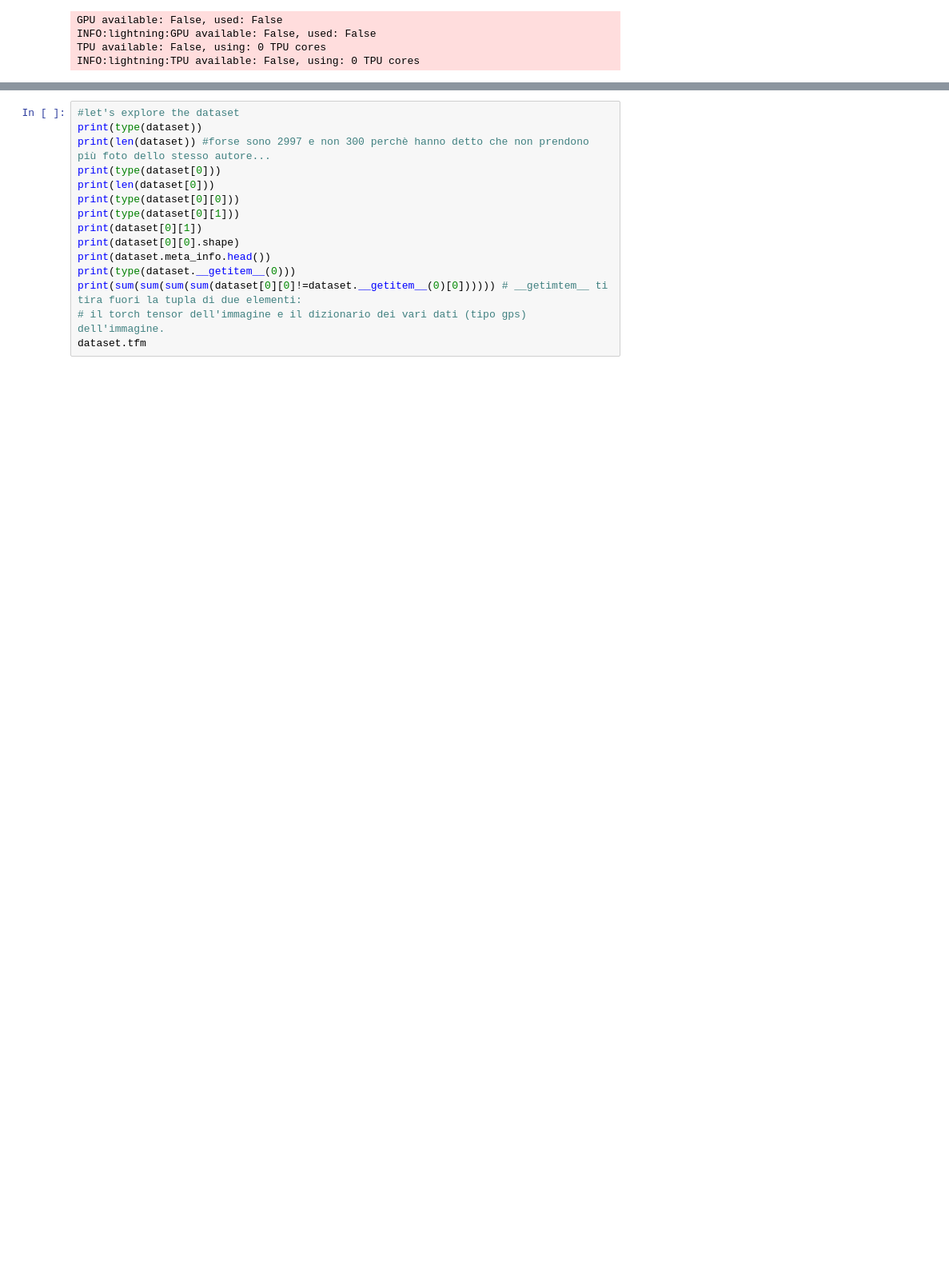
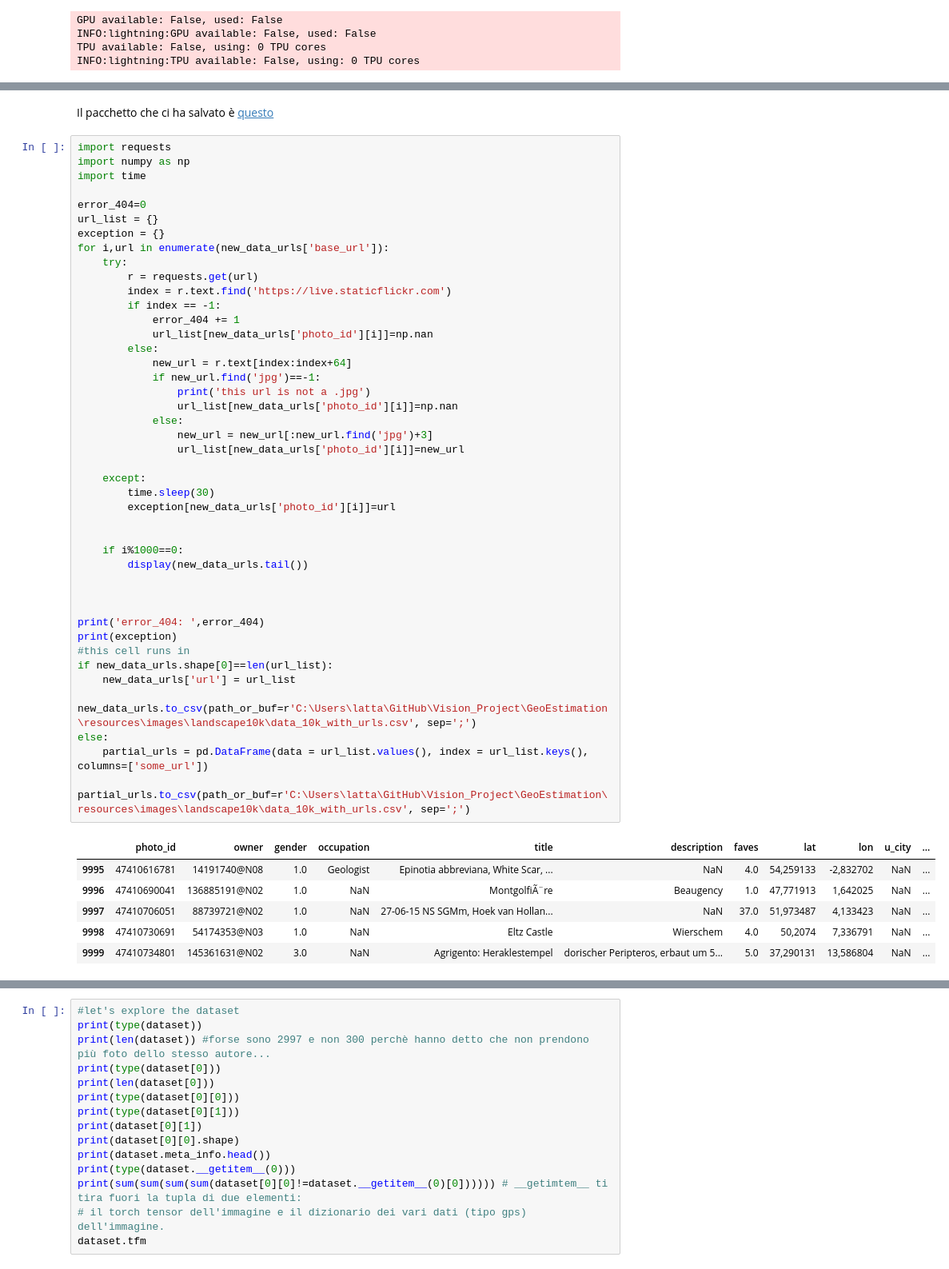
Before and after one commit to ematteli/VisionProject, a Jupyter notebook: test_notebook.ipynb, the cells around one changed output, grey strips where cells are left out. Shown: that part at 80% size. Drawn from its saved outputs; the diff is of its cells as text; blank space fills up the shorter version.

```diff
--- a/test_notebook.ipynb
+++ b/test_notebook.ipynb
@@ -134,0 +120,52 @@ https://www.flickr.com/photos/20747318@N08/32438455627
+# %% [markdown]
+Il pacchetto che ci ha salvato è [questo](https://requests.readthedocs.io/en/latest/)
+# %%
+import requests
+import numpy as np
+import time
+
+error_404=0
+url_list = {}
+exception = {}
+for i,url in enumerate(new_data_urls['base_url']):
+    try:
+        r = requests.get(url)
+        index = r.text.find('https://live.staticflickr.com')
+        if index == -1:
+            error_404 += 1
+            url_list[new_data_urls['photo_id'][i]]=np.nan
+        else:
+            new_url = r.text[index:index+64]
+            if new_url.find('jpg')==-1:
+                print('this url is not a .jpg')
+                url_list[new_data_urls['photo_id'][i]]=np.nan
+            else:
+                new_url = new_url[:new_url.find('jpg')+3]
+                url_list[new_data_urls['photo_id'][i]]=new_url
+
+    except:
+        time.sleep(30)
+        exception[new_data_urls['photo_id'][i]]=url
+
+
+    if i%1000==0:
+        display(new_data_urls.tail())
+
+
+
+print('error_404: ',error_404)
+print(exception)
+#this cell runs in
+if new_data_urls.shape[0]==len(url_list):
+    new_data_urls['url'] = url_list
+    new_data_urls.to_csv(path_or_buf=r'C:\Users\latta\GitHub\Vision_Project\GeoEstimation\resources\images\landscape10k\data_10k_with_urls.csv', sep=';')
+else:
+    partial_urls = pd.DataFrame(data = url_list.values(), index = url_list.keys(), columns=['some_url'])
+    partial_urls.to_csv(path_or_buf=r'C:\Users\latta\GitHub\Vision_Project\GeoEstimation\resources\images\landscape10k\data_10k_with_urls.csv', sep=';')
+# %% [output]
+|  | photo_id | owner | gender | occupation | title | description | faves | lat | lon | u_city | ... |
+| 9995 | 47410616781 | 14191740@N08 | 1.0 | Geologist | Epinotia abbreviana, White Scar, ... | NaN | 4.0 | 54,259133 | -2,832702 | NaN | ... |
+| 9996 | 47410690041 | 136885191@N02 | 1.0 | NaN | MontgolfiÃ¨re | Beaugency | 1.0 | 47,771913 | 1,642025 | NaN | ... |
+| 9997 | 47410706051 | 88739721@N02 | 1.0 | NaN | 27-06-15 NS SGMm, Hoek van Hollan... | NaN | 37.0 | 51,973487 | 4,133423 | NaN | ... |
+| 9998 | 47410730691 | 54174353@N03 | 1.0 | NaN | Eltz Castle | Wierschem | 4.0 | 50,2074 | 7,336791 | NaN | ... |
+| 9999 | 47410734801 | 145361631@N02 | 3.0 | NaN | Agrigento: Heraklestempel | dorischer Peripteros, erbaut um 5... | 5.0 | 37,290131 | 13,586804 | NaN | ... |
```
Also changed, not shown: parts of 6 cells of this notebook, 1 other file.
